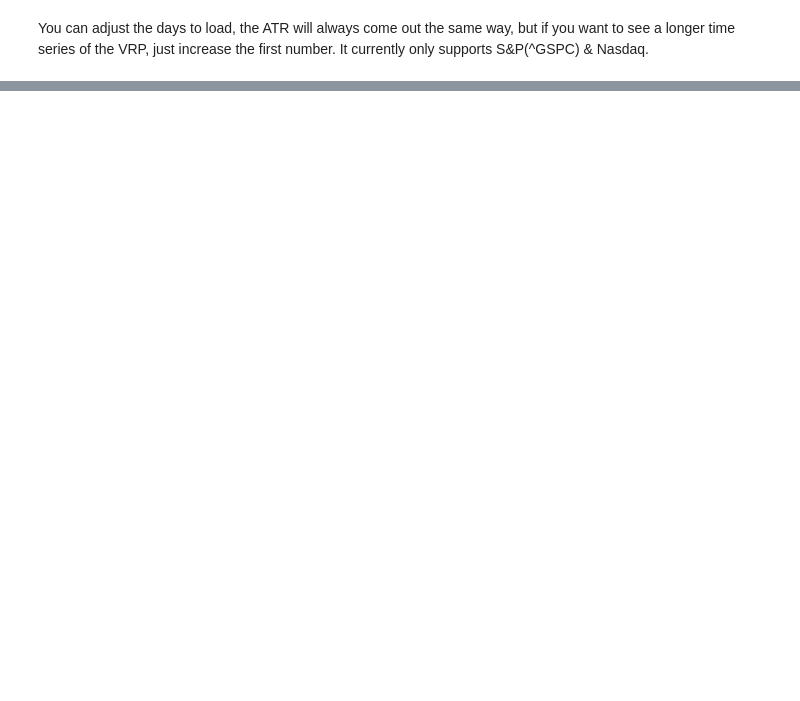
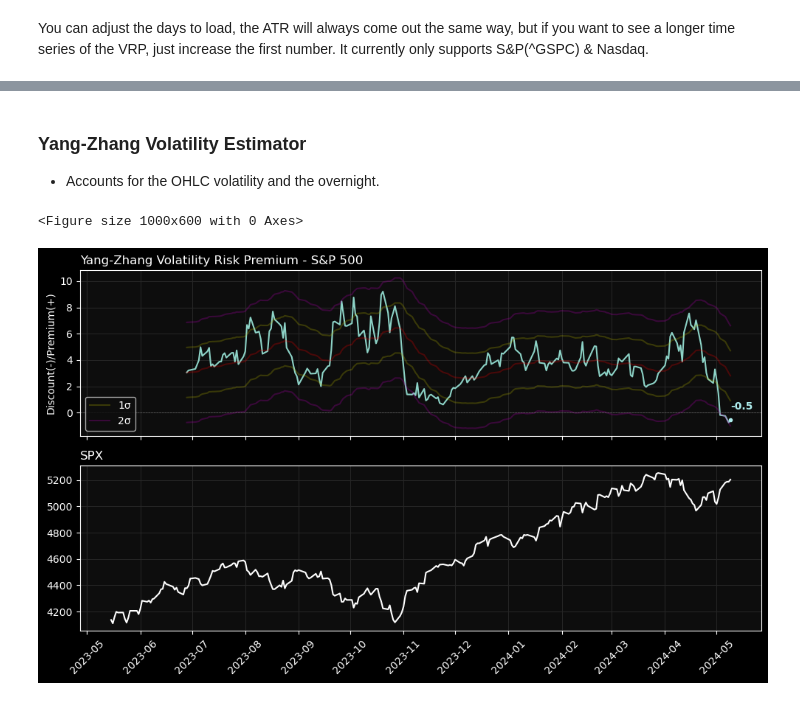
Before and after one commit to prestonf99/Volatility-ATR-Models, a Jupyter notebook: RunMS.ipynb, the cells around one changed output, grey strips where cells are left out. Cells and saved outputs as stored; diff of their text form; code cells hidden in the pictures; blank space fills up the shorter version.

Commit message:
Added YZ Volatility estimator and updated README

```diff
--- a/RunMS.ipynb
+++ b/RunMS.ipynb
@@ -37,0 +48,9 @@ nq.vol_spread()
+# %% [markdown]
+### Yang-Zhang Volatility Estimator
+
+* Accounts for the OHLC volatility and the overnight.
+# %%
+sp.yz()
+# %% [output]
+<Figure size 1000x600 with 0 Axes>
+[figure, added]
```
Also changed, not shown: parts of 16 cells of this notebook, 2 other files.
